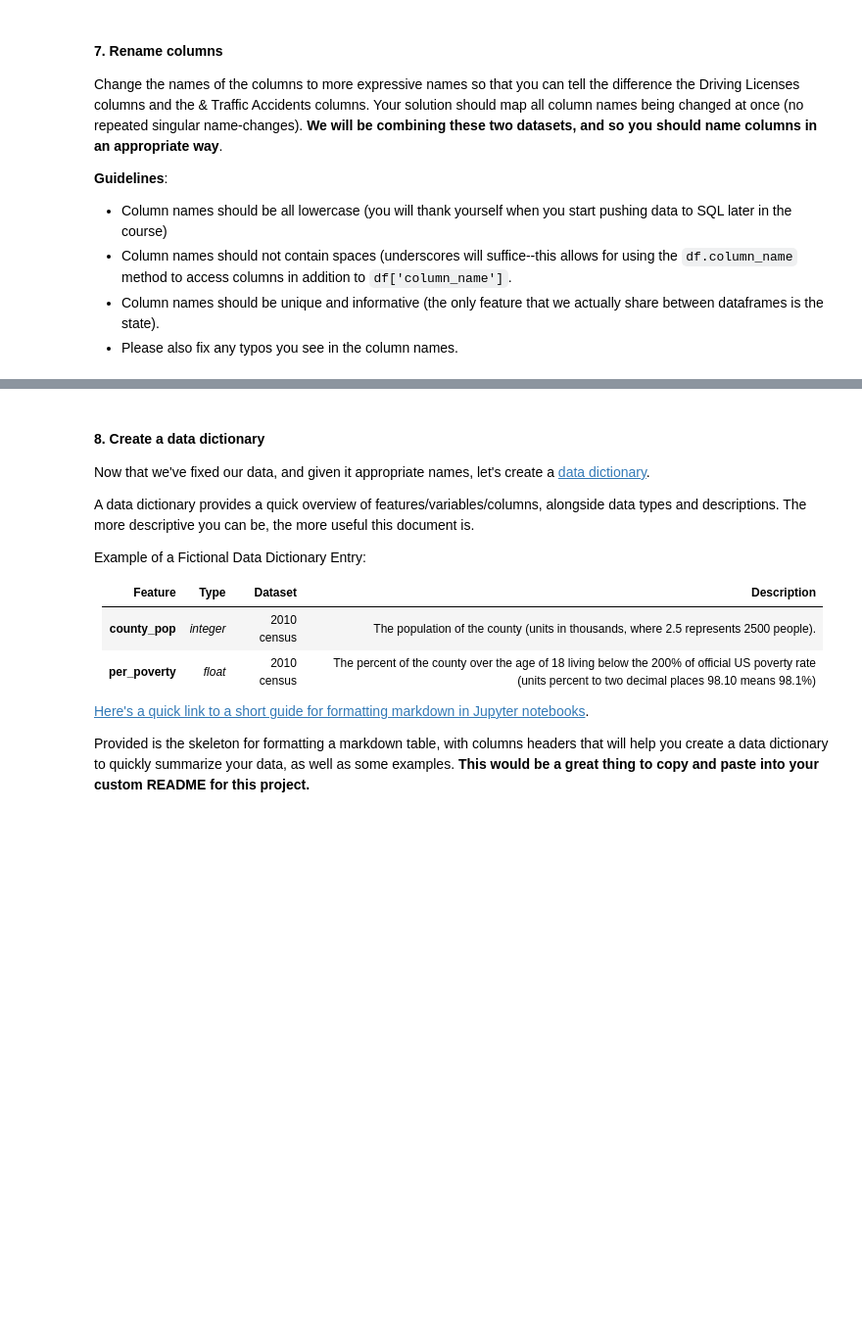
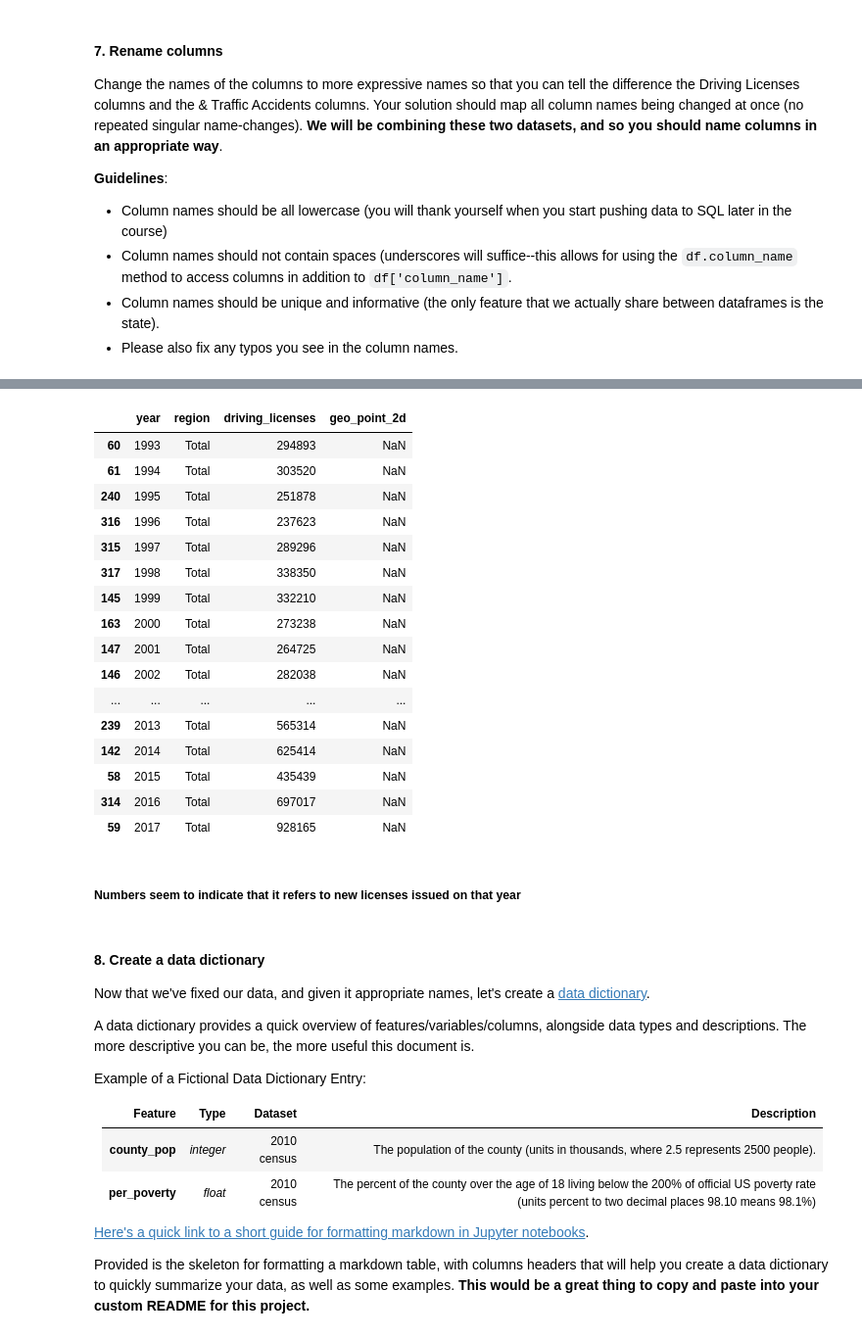
Before and after one commit to TQgit/datascience_project1, a Jupyter notebook: code/starter-code.ipynb, the cells around one changed output, grey strips where cells are left out. Shown: that part at 98% size. Drawn from its saved outputs; the diff is of its cells as text; code cells hidden in the pictures; blank space fills up the shorter version.

```diff
--- a/code/starter-code.ipynb
+++ b/code/starter-code.ipynb
@@ -367,0 +377,4 @@ Change the names of the columns to more expressive names so that you can tell th
+# %%
+# fix column names and change admin area to region in licenses df to unify naming across dfs
+accidents.columns = ['year', 'region', 'indicator', 'value', 'geo_point_2d', 'geo_point_lat', 'geo_point_long']
+licenses.columns =['year', 'region', 'driving_licenses', 'geo_point_2d']
@@ -368,3 +399,26 @@ Change the names of the columns to more expressive names so that you can tell th
+# %%
+# check license totals to infer whether licenses column is total issued licenses or total new licenses issued on that year
+licenses[licenses.region == 'Total'].sort_values('year')
+# %% [output]
+|  | year | region | driving_licenses | geo_point_2d |
+| 60 | 1993 | Total | 294893 | NaN |
+| 61 | 1994 | Total | 303520 | NaN |
+| 240 | 1995 | Total | 251878 | NaN |
+| 316 | 1996 | Total | 237623 | NaN |
+| 315 | 1997 | Total | 289296 | NaN |
+| 317 | 1998 | Total | 338350 | NaN |
+| 145 | 1999 | Total | 332210 | NaN |
+| 163 | 2000 | Total | 273238 | NaN |
+| 147 | 2001 | Total | 264725 | NaN |
+| 146 | 2002 | Total | 282038 | NaN |
+| ... | ... | ... | ... | ... |
+| 239 | 2013 | Total | 565314 | NaN |
+| 142 | 2014 | Total | 625414 | NaN |
+| 58 | 2015 | Total | 435439 | NaN |
+| 314 | 2016 | Total | 697017 | NaN |
+| 59 | 2017 | Total | 928165 | NaN |
+# %% [markdown]
+##### Numbers seem to indicate that it refers to new licenses issued on that year
 # %% [markdown]
 #### 8. Create a data dictionary
 
```
Also changed, not shown: parts of 20 cells of this notebook.
